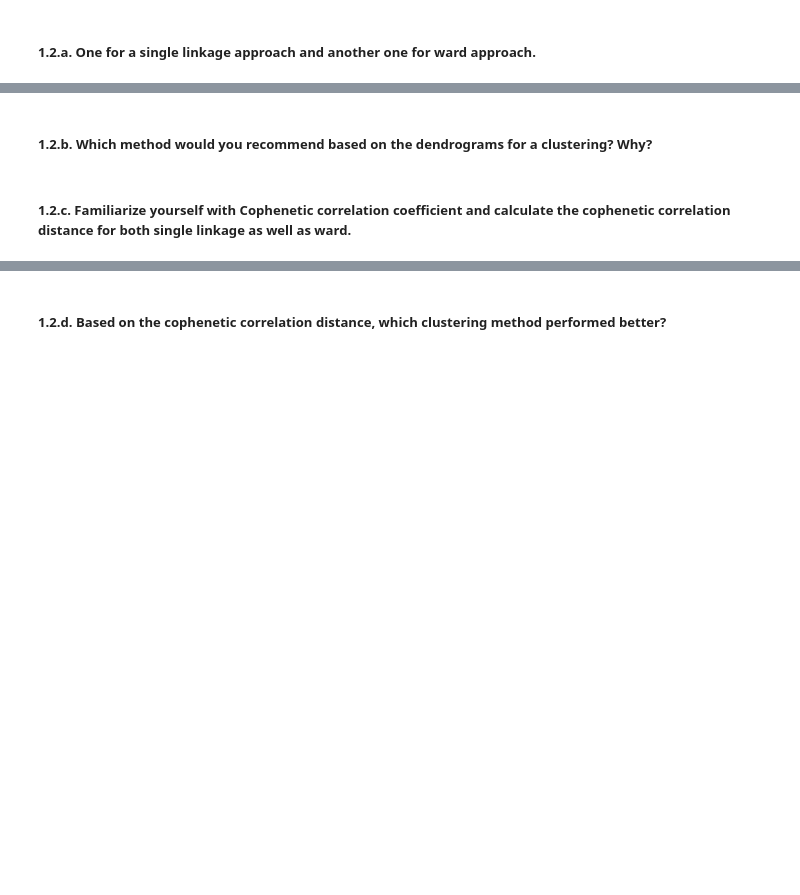
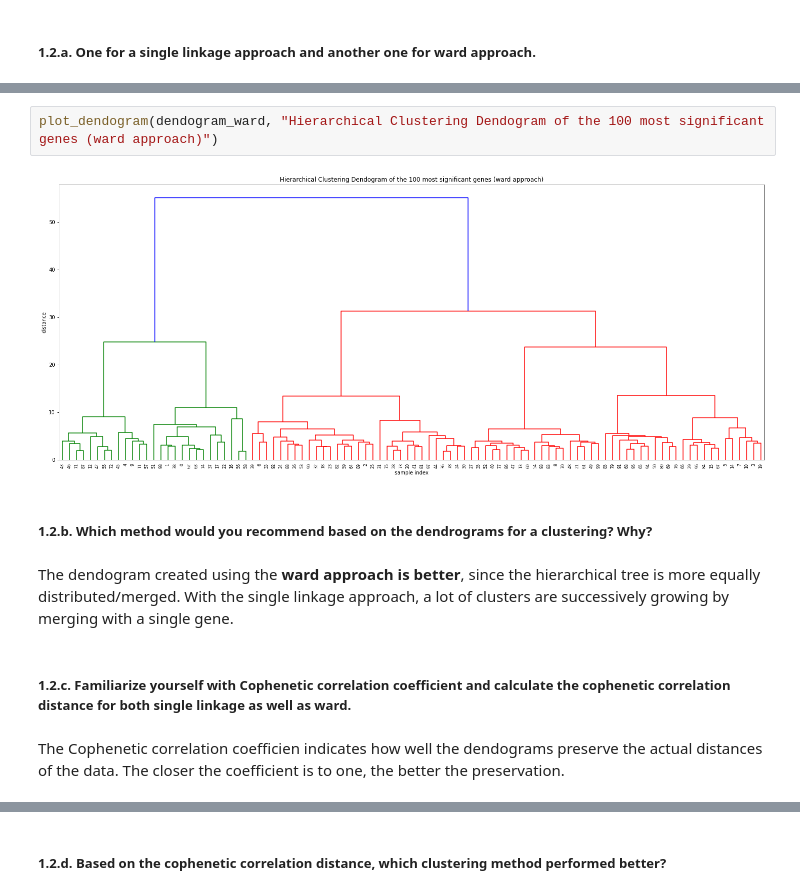
Before and after one commit to FabriceBeaumont/MA-INF_4216_Biomedical_DS_and_AI, a Jupyter notebook: Sheet4/Assignment4_Solutions.ipynb, the cells around one changed output, grey strips where cells are left out. Cells and saved outputs as stored; diff of their text form; blank space fills up the shorter version.

```diff
--- a/Sheet4/Assignment4_Solutions.ipynb
+++ b/Sheet4/Assignment4_Solutions.ipynb
@@ -79,4 +217,12 @@ Sidenote to the foreign words:
+# %%
+plot_dendogram(dendogram_ward, "Hierarchical Clustering Dendogram of the 100 most significant genes (ward approach)")
+# %% [output]
+[figure, added]
 # %% [markdown]
 ##### 1.2.b. Which method would you recommend based on the dendrograms for a clustering? Why?
+# %% [markdown]
+The dendogram created using the **ward approach is better**, since the hierarchical tree is more equally distributed/merged. With the single linkage approach, a lot of clusters are successively growing by merging with a single gene.
 # %% [markdown]
 ##### 1.2.c. Familiarize yourself with **Cophenetic correlation coefficient** and calculate the cophenetic correlation distance for both single linkage as well as ward.
+# %% [markdown]
+The Cophenetic correlation coefficien indicates how well the dendograms preserve the actual distances  of the data. The closer the coefficient is to one, the better the preservation.
```
Also changed, not shown: parts of 20 cells of this notebook.
